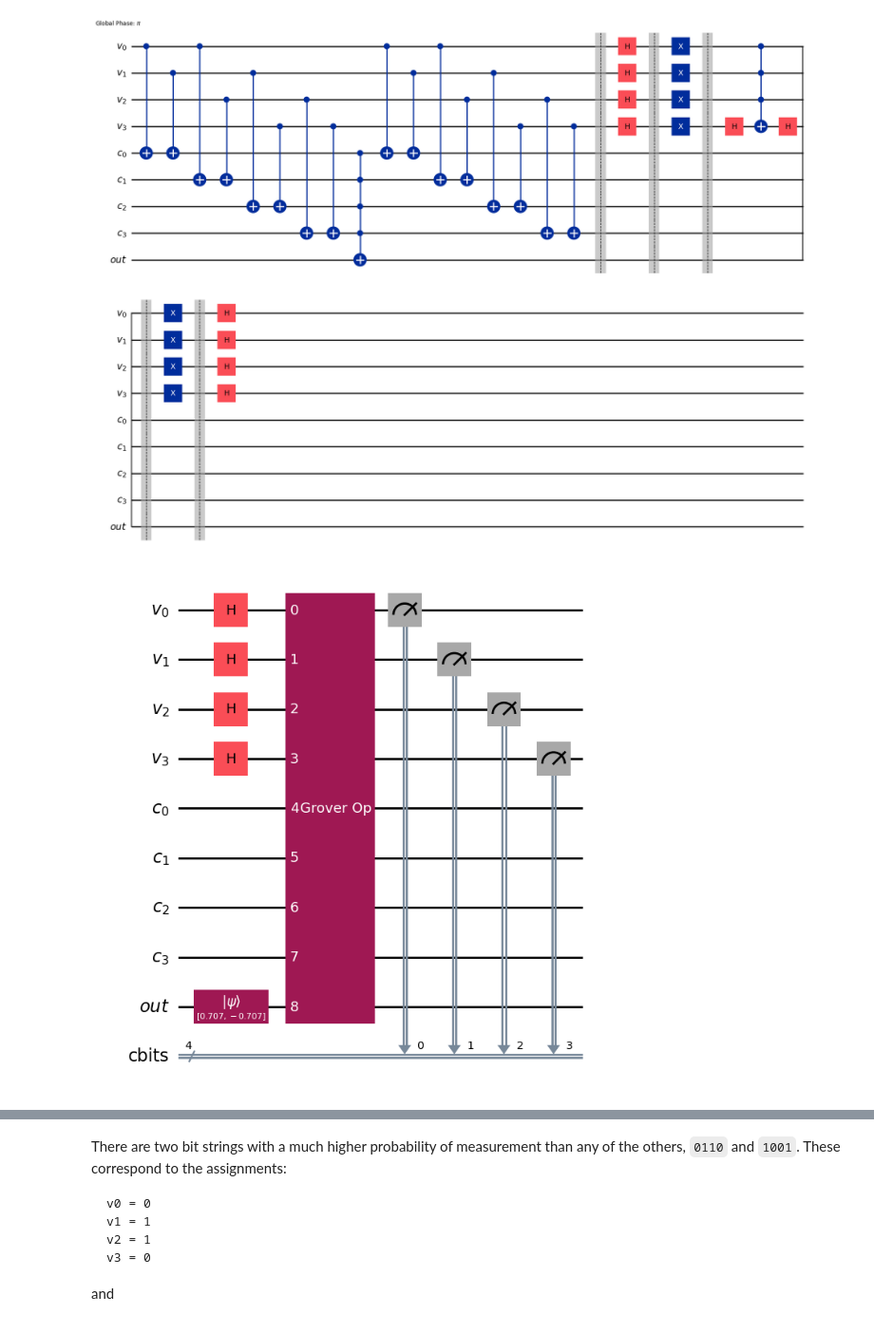
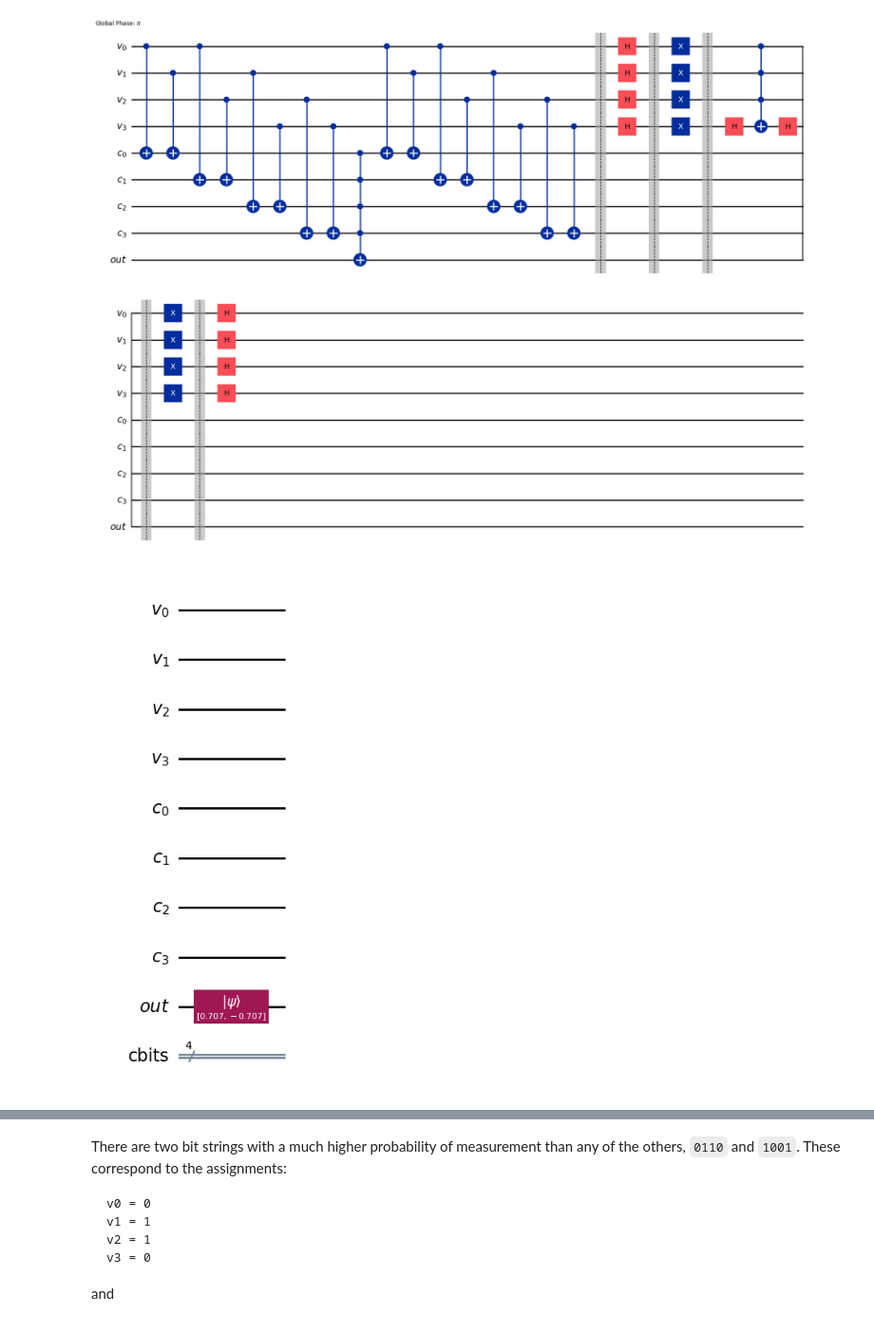
Before and after one commit to hyperfi/NITJ-Workshop-Grover-Search, a Jupyter notebook: Grover_Lab_experiment_4.ipynb, the cells around one changed output, grey strips where cells are left out. Shown at 95% size. Drawn from its saved outputs; the diff is of its cells as text; code cells hidden in the pictures.

```diff
--- a/Grover_Lab_experiment_4.ipynb
+++ b/Grover_Lab_experiment_4.ipynb
@@ -61,25 +61,25 @@ Grover_op.draw(output="mpl", style="iqp")
 # %%
 iterations = 1
 Grover_circuit = QuantumCircuit(var_qubits, clause_qubits, output_qubit, cbits)
 
 # Initialize 'out0' in state |->
 Grover_circuit.initialize([1, -1]/np.sqrt(2), output_qubit)
 
 # Enter your code here to create the Grover circuit, using the Grover operator you just created. Remember to apply the Grover operator the correct number of times (iterations) and to measure the variable qubits at the end.
 
 # 1. Apply Hadamard gates to the variable qubits to create a superposition
-Grover_circuit.h(var_qubits)
+
 
 # 2. Apply the Grover operator the specified number of iterations
 
-Grover_circuit.compose(Grover_op.power(iterations), inplace=True)
+
 
 # 3. Measure the variable qubits
-Grover_circuit.measure(var_qubits, cbits)
+
 
 Grover_circuit.draw(output="mpl", style="iqp")
 # %% [output]
-[figure, old version]
+[figure, new version]
 # %%
 # 4. Simulate the circuit using the statevector simulator to check that the amplitude of the solution state is indeed amplified. You can use the StatevectorSampler primitive for this.
 
```
Also changed, not shown: parts of 2 cells of this notebook.
